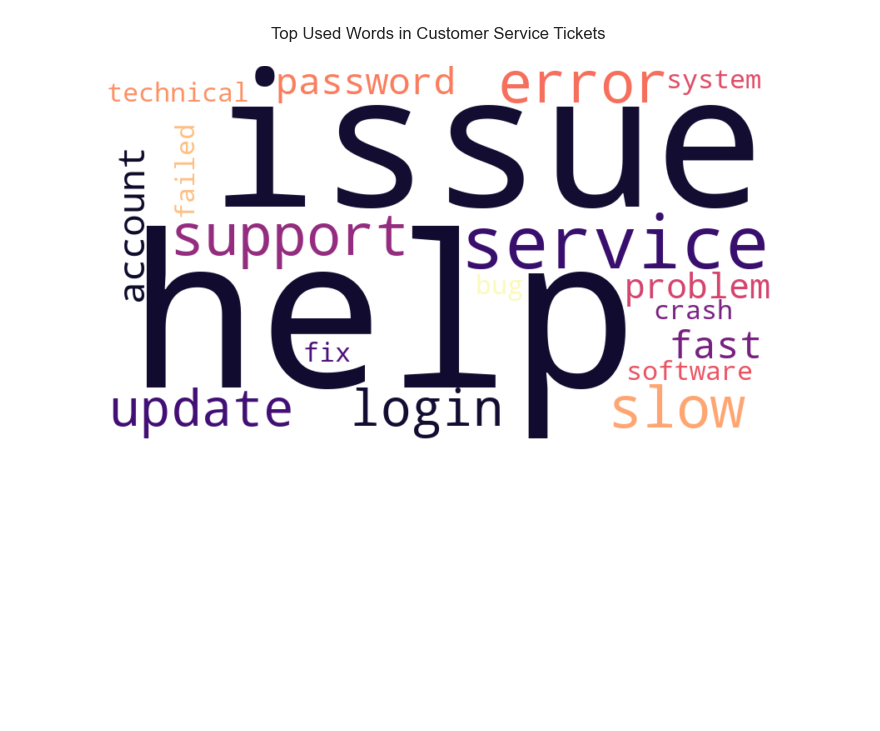
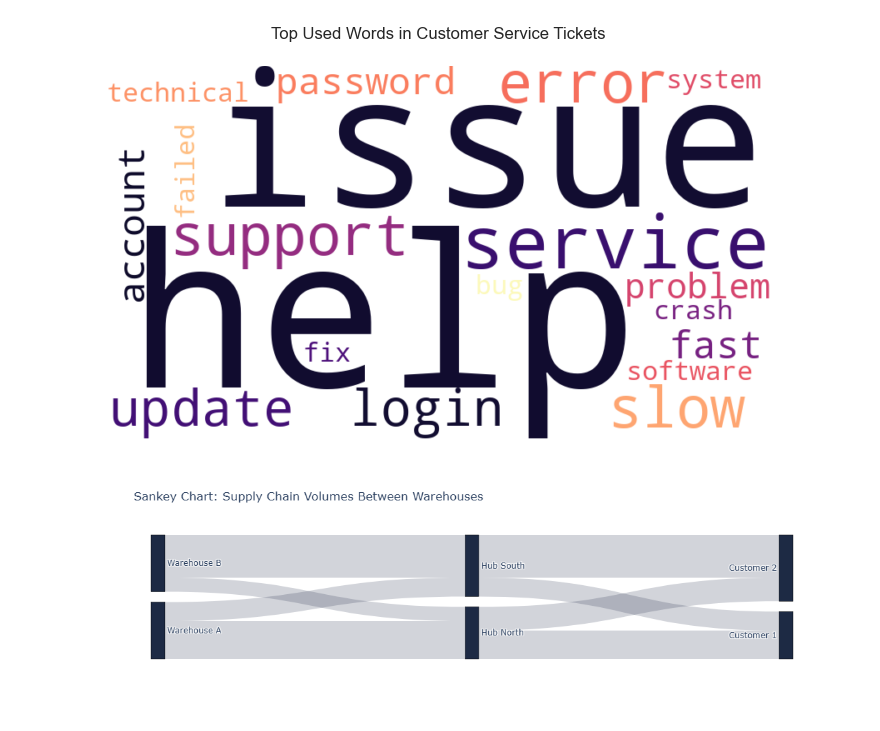
Before and after one commit to Kurodataio/Data_Visualizations, a Jupyter notebook: data_visualizations.ipynb, the cells around one changed output. Cells and saved outputs as stored; diff of their text form; code cells hidden in the pictures; blank space fills up the shorter version.

Commit message:
Add Sankey Chart

```diff
--- a/data_visualizations.ipynb
+++ b/data_visualizations.ipynb
@@ -711,0 +717,37 @@ plt.show()
+# %%
+# -------------------------------------------------------------
+# 1. Sankey Chart
+# -------------------------------------------------------------
+
+# *Use Case: Supply chain volumes between warehouses*
+
+# Define nodes (warehouses and destinations)
+# Note: Plotly Sankey requires integer indices for source and target
+nodes = ["Warehouse A", "Warehouse B", "Hub North", "Hub South", "Customer 1", "Customer 2"]
+
+# Define the flows (Source index -> Target index) with volumes (value)
+sources = [0, 0, 1, 1, 2, 2, 3, 3]
+targets = [2, 3, 2, 3, 4, 5, 4, 5]
+values  = [40, 20, 15, 45, 30, 25, 20, 45]
+
+# Plot using Plotly (perfect for Sankey flows)
+fig_sankey = go.Figure(data=[go.Sankey(
+    node = dict(
+      pad = 15,
+      thickness = 20,
+      line = dict(color = "black", width = 0.5),
+      label = nodes,
+      color = "#1d2a44"
+    ),
+    link = dict(
+      source = sources,
+      target = targets,
+      value = values,
+      color = "rgba(29, 42, 68, 0.2)" # Semi-transparent dark blue/gray
+    )
+)])
+
+fig_sankey.update_layout(title_text="Sankey Chart: Supply Chain Volumes Between Warehouses", font_size=12)
+fig_sankey.show()
+# %% [output]
+[figure, added]
```
Also changed, not shown: parts of 2 cells of this notebook.
